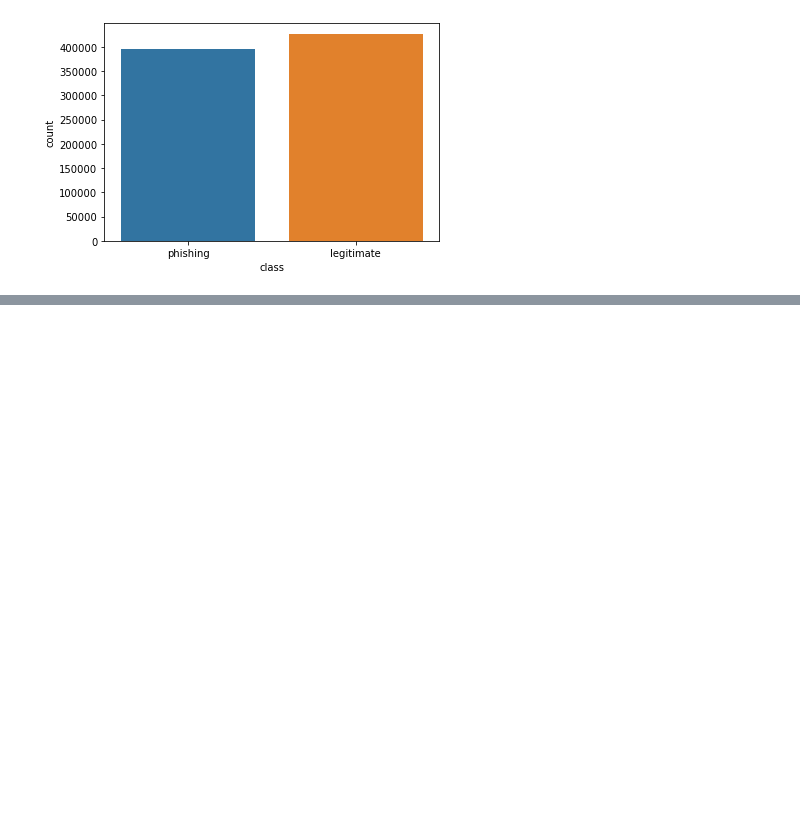
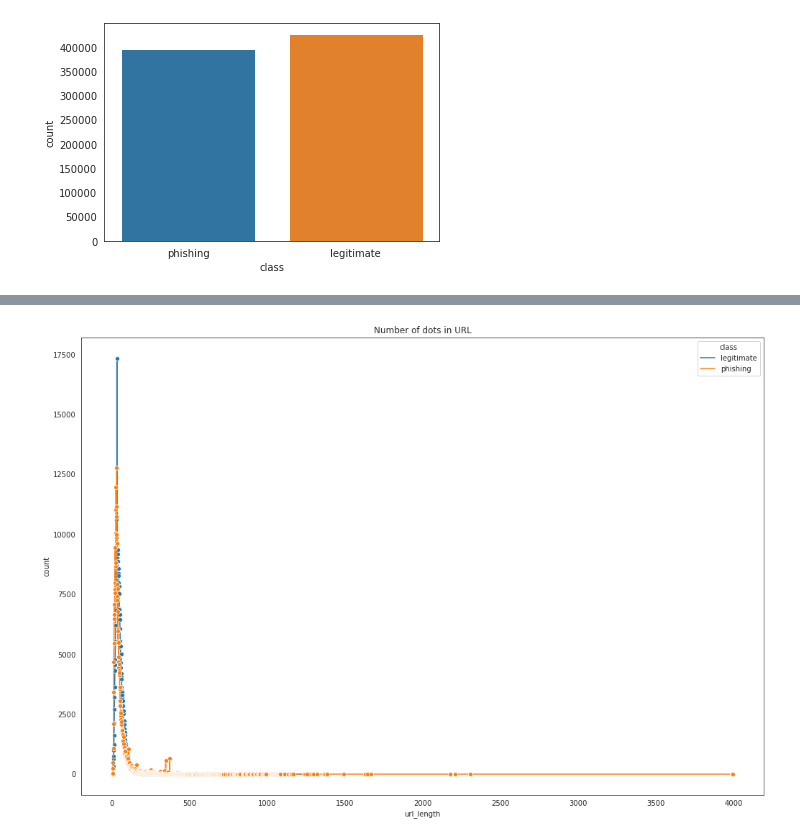
Before and after one commit to HumanClone/URL-EDA, a Jupyter notebook: EDA.ipynb, the cells around one changed output, grey strips where cells are left out. Saved outputs shown, nothing was run; the diff lists cells and outputs as text; code cells hidden in the pictures; blank space fills up the shorter version.

```diff
--- a/EDA.ipynb
+++ b/EDA.ipynb
@@ -270,0 +260,8 @@ sns.countplot(data['class'])
+# %%
+grouped_data = data.groupby(['url_length', 'class']).size().reset_index(name='count')
+p=sns.lineplot(x='url_length', y='count', hue='class', data=grouped_data, marker='o')
+p.set_title("Number of dots in URL")
+p.figure.set_figwidth(17)
+p.figure.set_figheight(11.7)
+# %% [output]
+[figure, added]
```
Also changed, not shown: parts of 42 cells of this notebook.
